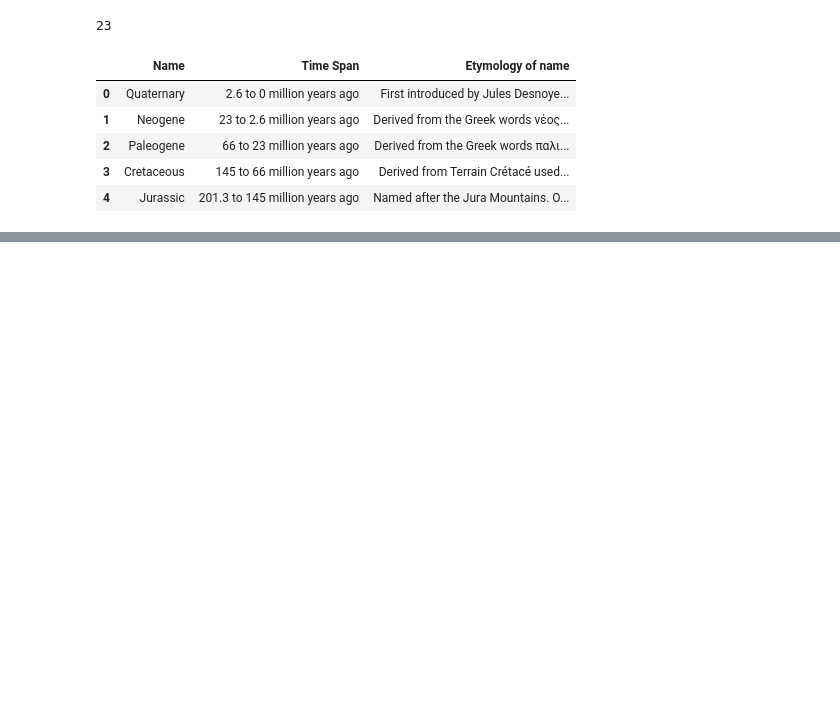
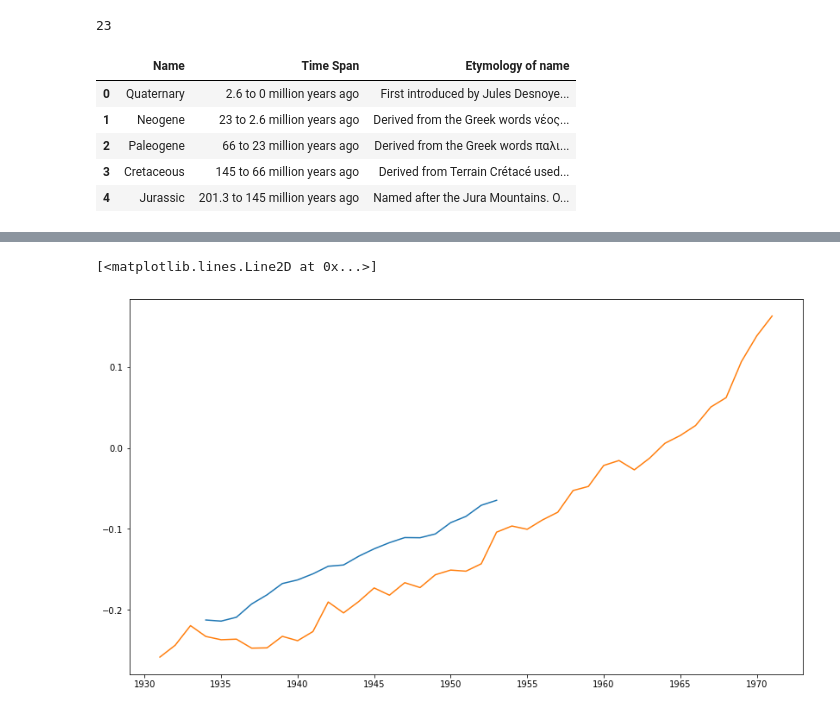
Before and after one commit to domschl/indrajala, a Jupyter notebook: python_indrajala/examples/importers/RawTests.ipynb, the cells around one changed output, grey strips where cells are left out. Drawn from its saved outputs; the diff is of its cells as text; code cells hidden in the pictures; blank space fills up the shorter version.

```diff
--- a/python_indrajala/examples/importers/RawTests.ipynb
+++ b/python_indrajala/examples/importers/RawTests.ipynb
@@ -28,0 +105,6 @@ raw=dl.get(url, transforms='decode')
+# %%
+plt.plot(dfnp[-120+win:-win,0],em2kmat[-120+win:-win])
+plt.plot(gjmt[win:-win,0],gjmtmat)
+# %% [output]
+[<matplotlib.lines.Line2D at 0x...>]
+[figure, added]
```
Also changed, not shown: parts of 22 cells of this notebook, 7 other files.
